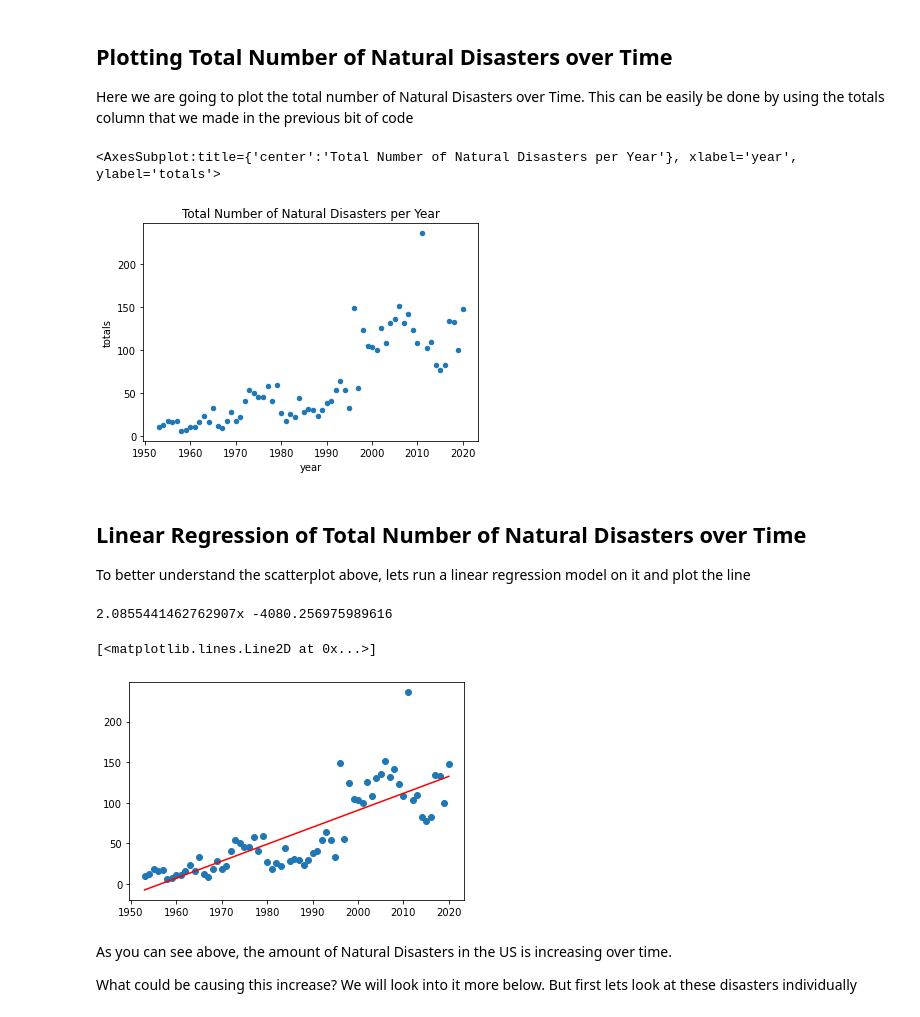
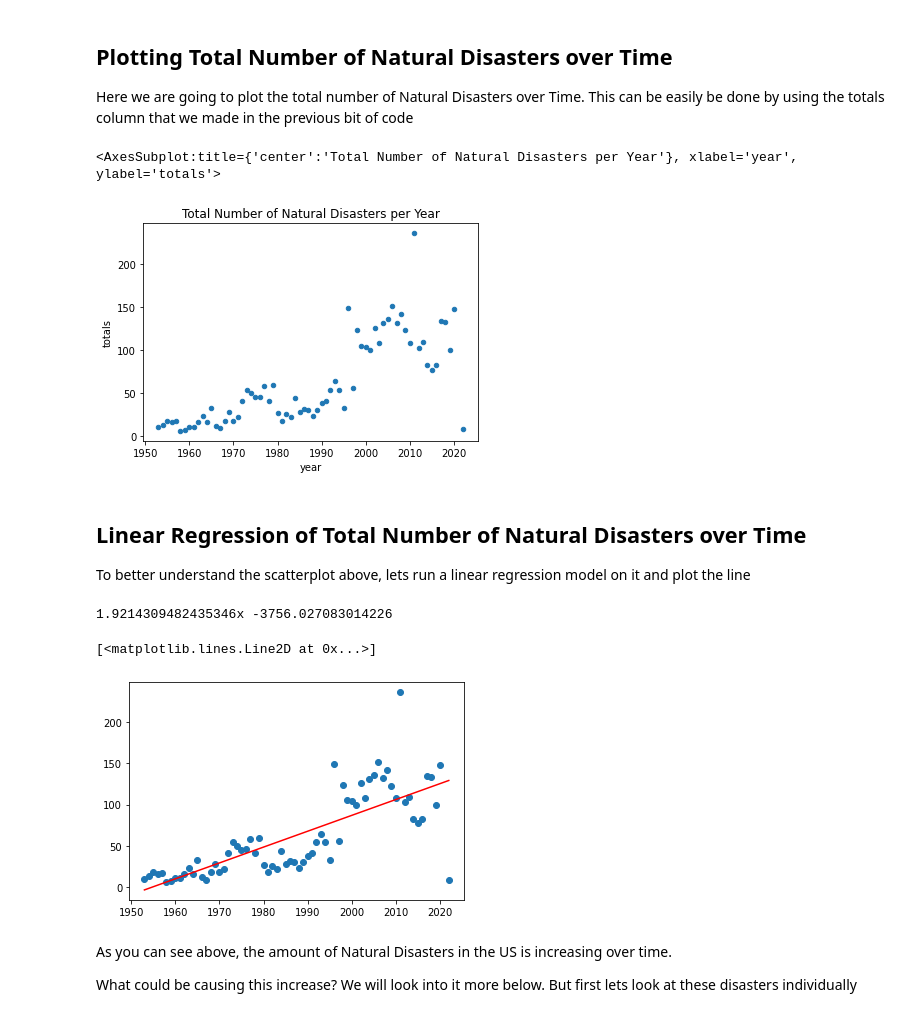
Before and after one commit to rvark2002/weather-proj, a Jupyter notebook: Natural Disaster Analysis.ipynb, the cells around one changed output. Saved outputs shown, nothing was run; the diff lists cells and outputs as text; code cells hidden in the pictures.

```diff
--- a/Natural Disaster Analysis.ipynb
+++ b/Natural Disaster Analysis.ipynb
@@ -437,15 +437,15 @@ pdf.tail()
 
 Here we are going to plot the total number of Natural Disasters over Time. This can be easily be done by using the totals column that we made in the previous bit of code
 # %%
-years = range(1953,2021)
+years = range(1953,2023)
 pdf['year'] = years
 
 #Removed due to incomplete data
 pdf.drop(pdf[pdf['year'] ==2021].index, inplace = True)
 pdf.plot(x = 'year', y = 'totals', kind='scatter',title= 'Total Number of Natural Disasters per Year')
 # %% [output]
 <AxesSubplot:title={'center':'Total Number of Natural Disasters per Year'}, xlabel='year', ylabel='totals'>
-[figure, old version]
+[figure, new version]
 # %% [markdown]
 ## Linear Regression of Total Number of Natural Disasters over Time
 
@@ -465,9 +465,9 @@ print (str(reg.coef_[0][0])+ 'x '+ str(reg.intercept_[0])) #This prints the line
 plt.scatter(x,y)
 plt.plot(x, y_pred, color='red')
 # %% [output]
-2.0855441462762907x -4080.256975989616
+1.9214309482435346x -3756.027083014226
 [<matplotlib.lines.Line2D at 0x...>]
-[figure, old version]
+[figure, new version]
 # %% [markdown]
 As you can see above, the amount of Natural Disasters in the US is increasing over time.
 
```
Also changed, not shown: parts of 14 cells of this notebook, 1 other file.
